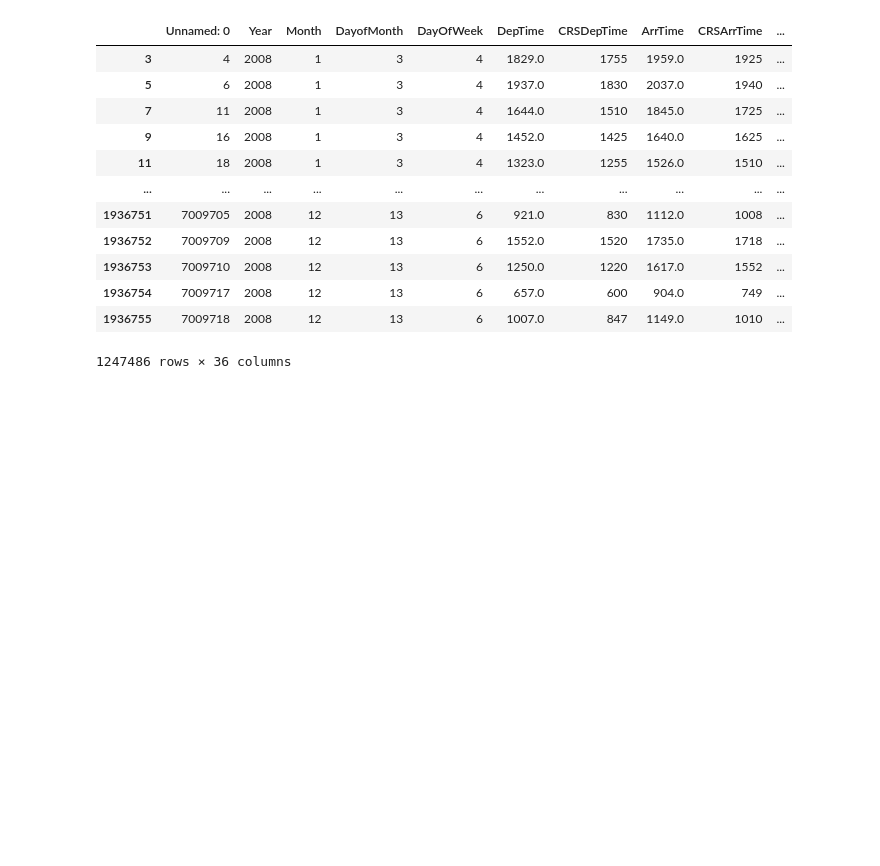
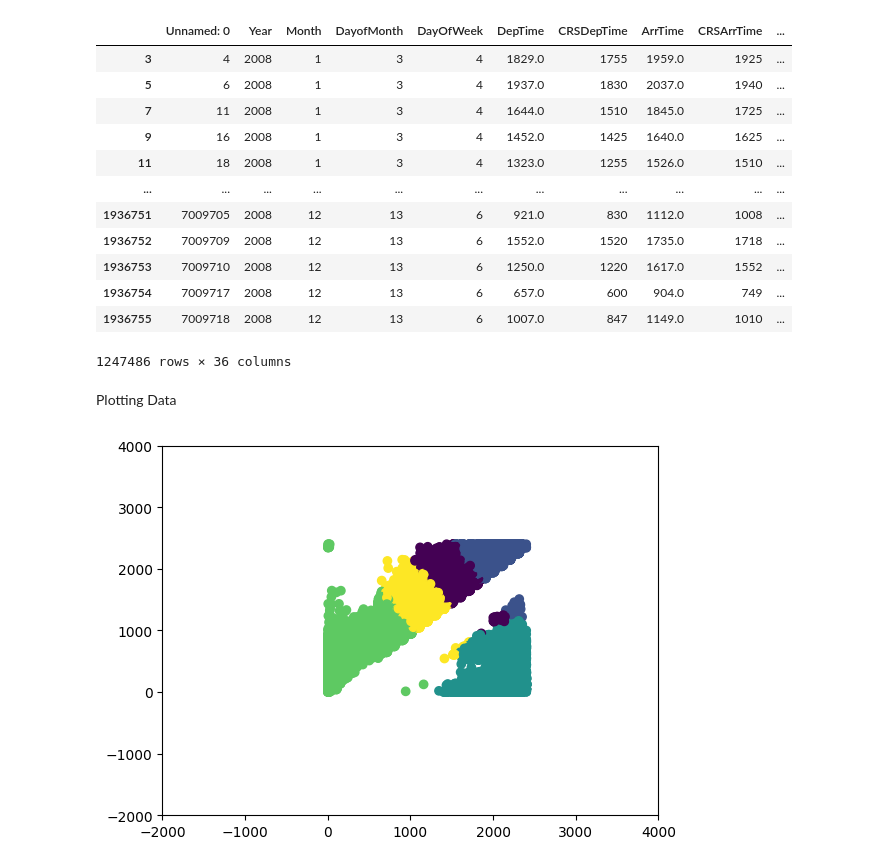
Before and after one commit to reeuze/Clustering-using-K-Means, a Jupyter notebook: Main K-Means.ipynb, the cells around one changed output. Cells and saved outputs as stored; diff of their text form; code cells hidden in the pictures; blank space fills up the shorter version.

Commit message:
Plotting Data

```diff
--- a/Main K-Means.ipynb
+++ b/Main K-Means.ipynb
@@ -106,3 +107,12 @@ Dataset
 | 1936754 | 7009717 | 2008 | 12 | 13 | 6 | 657.0 | 600 | 904.0 | 749 | ... |
 | 1936755 | 7009718 | 2008 | 12 | 13 | 6 | 1007.0 | 847 | 1149.0 | 1010 | ... |
 1247486 rows × 36 columns
+# %% [markdown]
+Plotting Data
+# %%
+plt.scatter(x=Dataset['DepTime'], y=Dataset['ArrTime'], c=Dataset['Kmeans_5'])
+plt.xlim(-2000, 4000)
+plt.ylim(-2000, 4000)
+plt.show()
+# %% [output]
+[figure, added]
```
Also changed, not shown: parts of 3 cells of this notebook.
